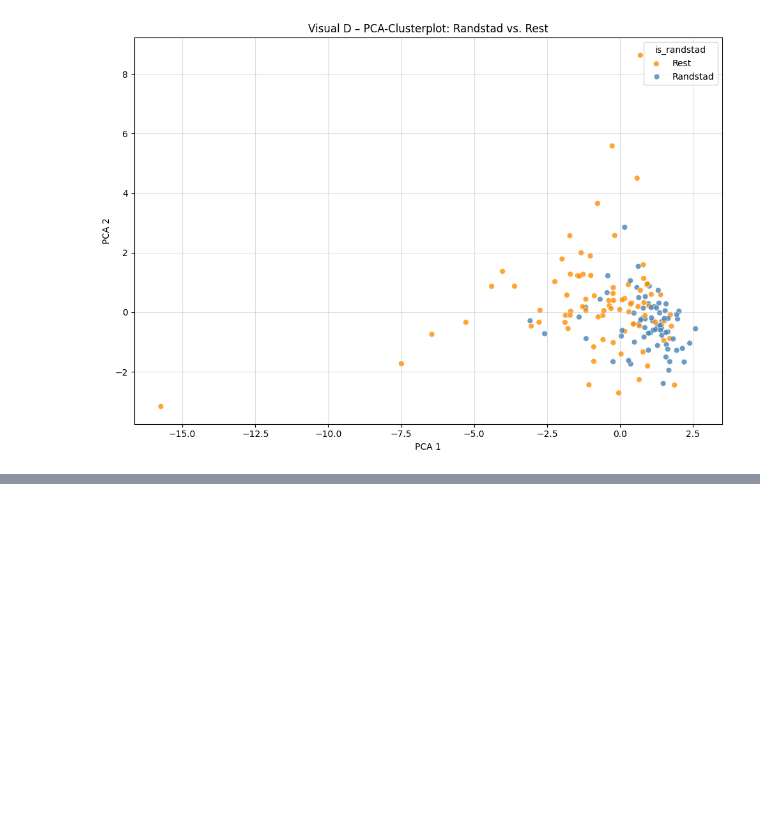
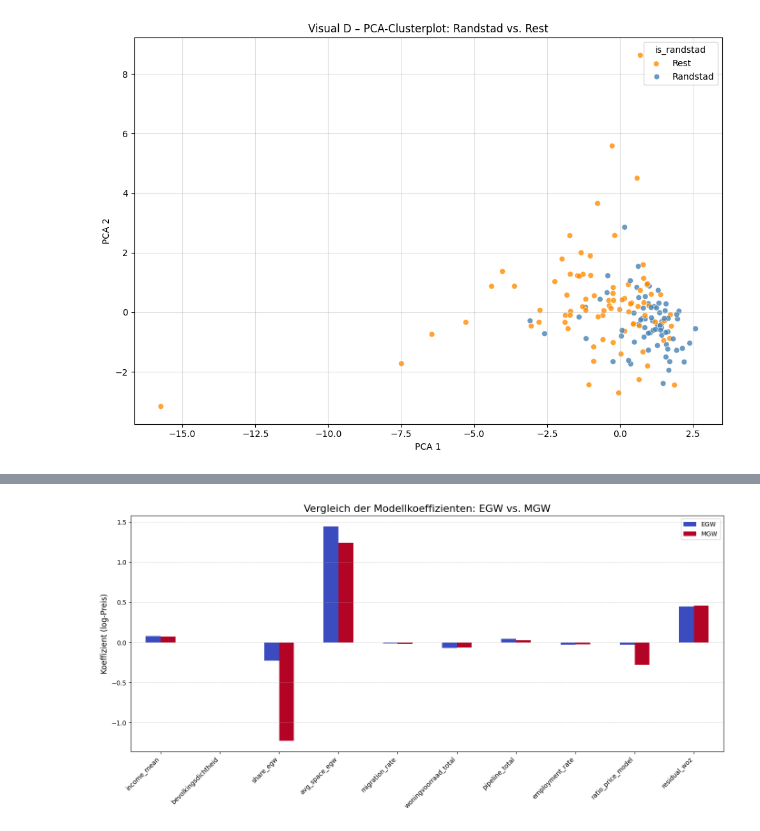
Before and after one commit to StefanKermann/pricing_on_the_dutch_housing_market, a Jupyter notebook: notebooks/notebooks_aux/###09_visuals.ipynb, the cells around one changed output, grey strips where cells are left out. Drawn from its saved outputs; the diff is of its cells as text; code cells hidden in the pictures; blank space fills up the shorter version.

```diff
--- a/notebooks/09_visuals.ipynb
+++ b/notebooks/notebooks_aux/###09_visuals.ipynb
@@ -1102,0 +1495,84 @@ Mittelwerte Randstad (1) vs. Rest (0):
+# %%
+# ---------------------------------------------------------
+# Visual 13. – EGW vs. MGW Modellkoeffizienten
+# ---------------------------------------------------------
+
+import numpy as np
+import pandas as pd
+import statsmodels.api as sm
+import matplotlib.pyplot as plt
+import seaborn as sns
+
+# -----------------------------------------
+# 1. Feature-Liste (deine erweiterte Version)
+# -----------------------------------------
+features = [
+    "income_mean",
+    "bevolkingsdichtheid",
+    "share_egw",
+    "avg_space_egw",
+    "migration_rate",
+    "woningvoorraad_total",
+    "pipeline_total",
+    "employment_rate",
+    "ratio_price_model",
+    "residual_woz"
+]
+
+# -----------------------------------------
+# 2. Modell-Daten vorbereiten
+#    (NaNs und Inf-Werte entfernen)
+# -----------------------------------------
+model_df = df[features + ["log_price_egw", "log_price_mgw"]].copy()
+
+# Inf → NaN
+model_df = model_df.replace([np.inf, -np.inf], np.nan)
+
+# Zeilen mit NaN entfernen
+model_df = model_df.dropna()
+
+print("Verbleibende Beobachtungen nach Cleaning:", len(model_df))
+
+# -----------------------------------------
+# 3. EGW-Modell
+# -----------------------------------------
+X_egw = sm.add_constant(model_df[features])
+y_egw = model_df["log_price_egw"]
+model_egw = sm.OLS(y_egw, X_egw).fit()
+
+# -----------------------------------------
+# 4. MGW-Modell
+# -----------------------------------------
+X_mgw = sm.add_constant(model_df[features])
+y_mgw = model_df["log_price_mgw"]
+model_mgw = sm.OLS(y_mgw, X_mgw).fit()
+
+# -----------------------------------------
+# 5. Koeffizienten zusammenführen
+# -----------------------------------------
+coef_df = pd.DataFrame({
+    "EGW": model_egw.params,
+    "MGW": model_mgw.params
+}).drop("const")
+
+# -----------------------------------------
+# 6. Plot
+# -----------------------------------------
+plt.figure(figsize=(14, 7))
+coef_df.plot(kind="bar", figsize=(14, 7), colormap="coolwarm")
+plt.title("Vergleich der Modellkoeffizienten: EGW vs. MGW", fontsize=16)
+plt.ylabel("Koeffizient (log-Preis)", fontsize=12)
+plt.xticks(rotation=45, ha="right")
+plt.grid(axis="y", linestyle="--", alpha=0.5)
+plt.tight_layout()
+plt.show()
+
+# -----------------------------------------
+# 7. Optional: Modellzusammenfassungen anzeigen
+# -----------------------------------------
+print("\n=== EGW Modell ===")
+print(model_egw.summary())
+
+print("\n=== MGW Modell ===")
+print(model_mgw.summary())
+# %% [output]
@@ -1102,0 +1581 @@ Mittelwerte Randstad (1) vs. Rest (0):
+[figure, added]
```
Also changed, not shown: parts of 40 cells of this notebook, 9 other files.
